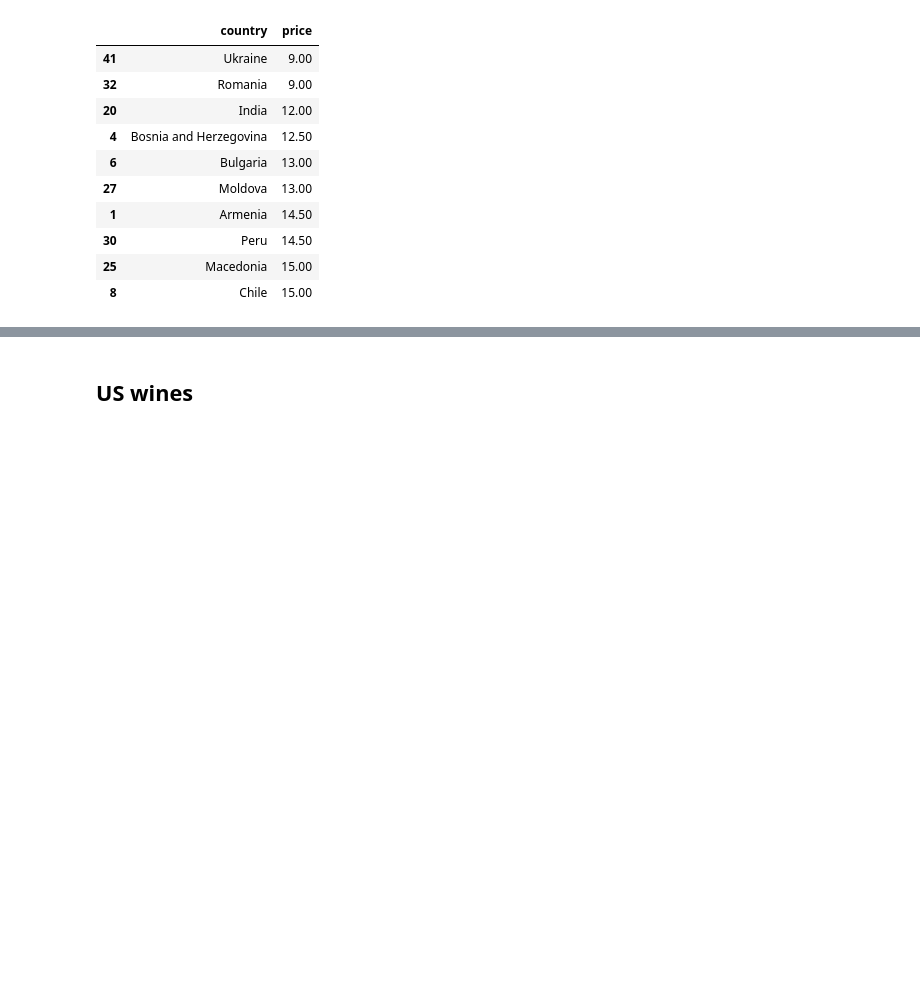
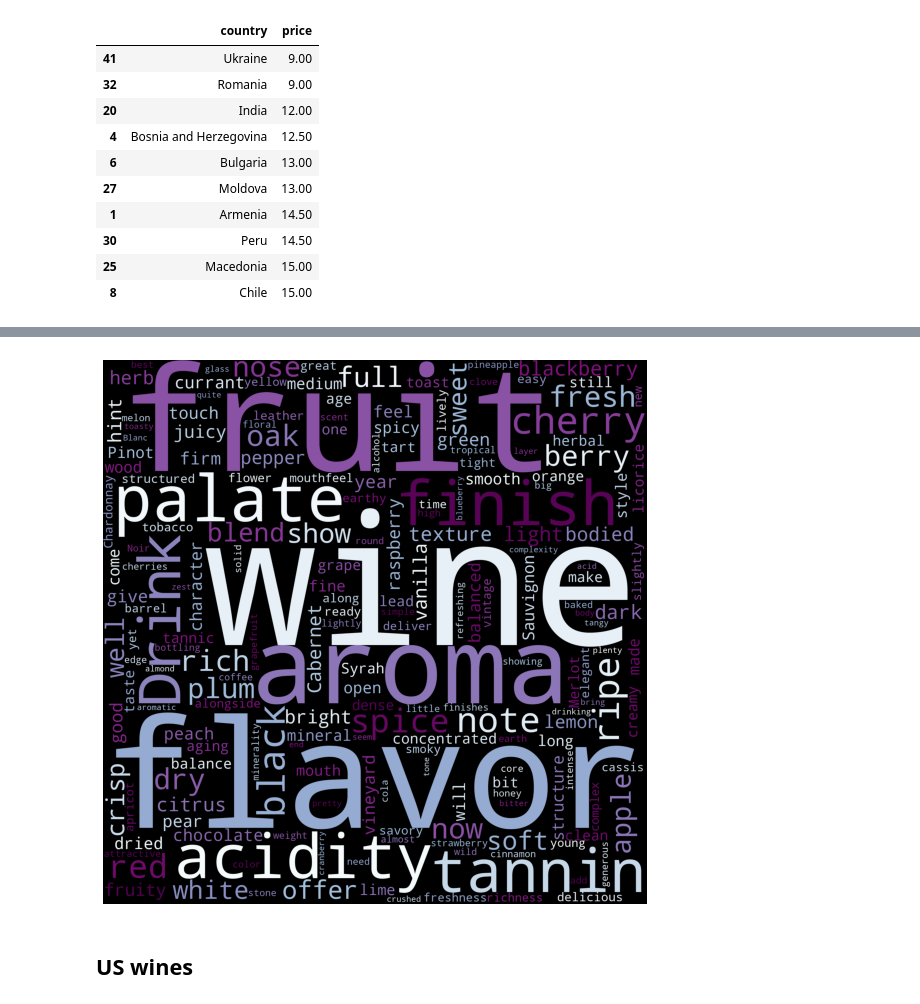
Before and after one commit to tutss/datascience, a Jupyter notebook: wine_eda.ipynb, the cells around one changed output, grey strips where cells are left out. Cells and saved outputs as stored; diff of their text form; code cells hidden in the pictures; blank space fills up the shorter version.

```diff
--- a/wine_eda.ipynb
+++ b/wine_eda.ipynb
@@ -131,3 +217,16 @@ df[['country', 'price']].groupby('country', as_index=False).median().sort_values
+# %%
+st = stopwords.words('portuguese')
+st = set(st)
+# %%
+STOPWORDS.update(st)
+# %%
+text = ' '.join(df.description.astype('str'))
+# %%
+wordcloud = WordCloud(width = 2000, height = 2000, random_state=1, background_color='black', colormap='BuPu', collocations=False, stopwords = STOPWORDS).generate(text)
+# %%
+plot_cloud(wordcloud, (20,10))
+# %% [output]
+[figure, added]
 # %% [markdown]
 ## US wines
 # %%
```
Also changed, not shown: parts of 18 cells of this notebook, 1 other file.
